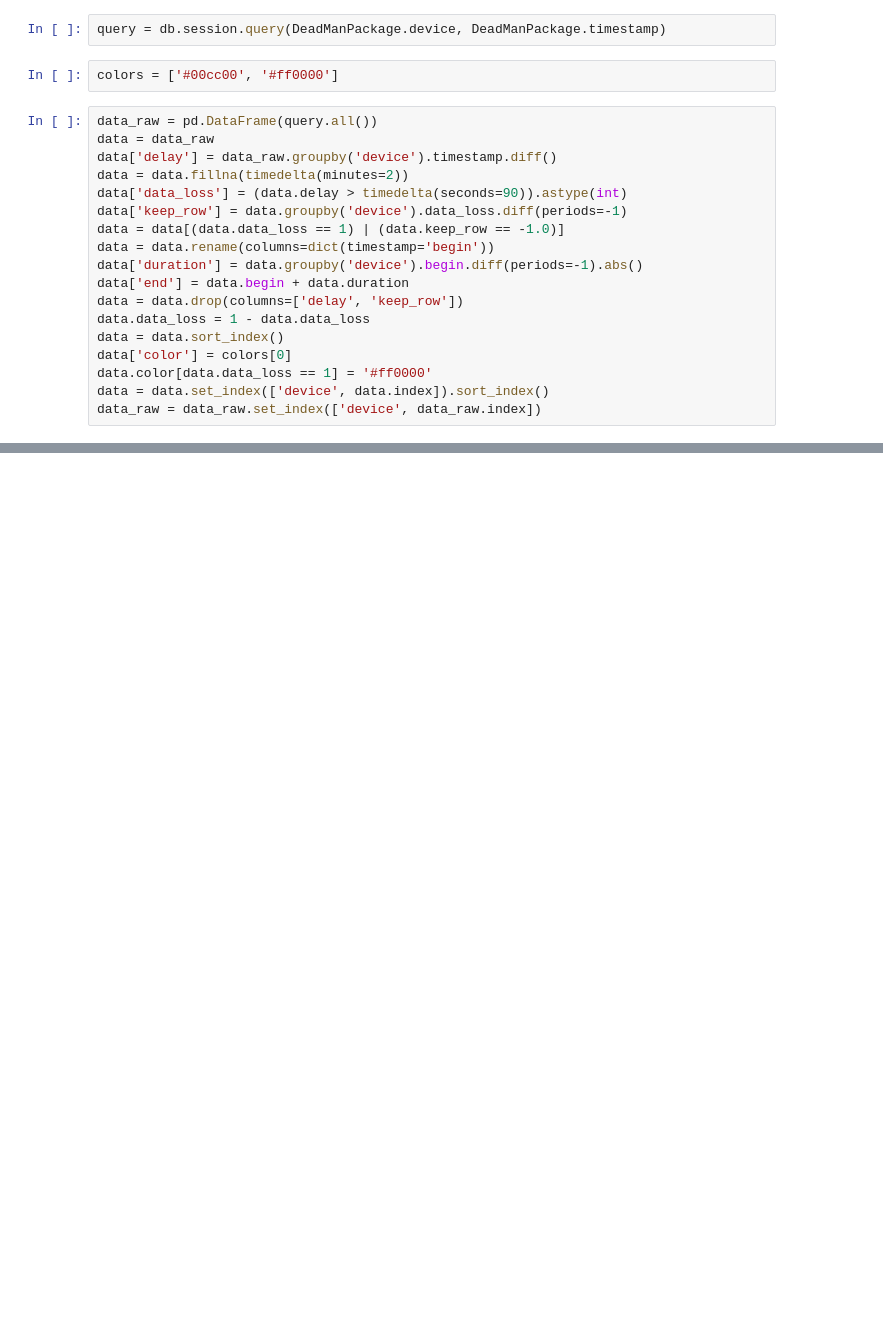
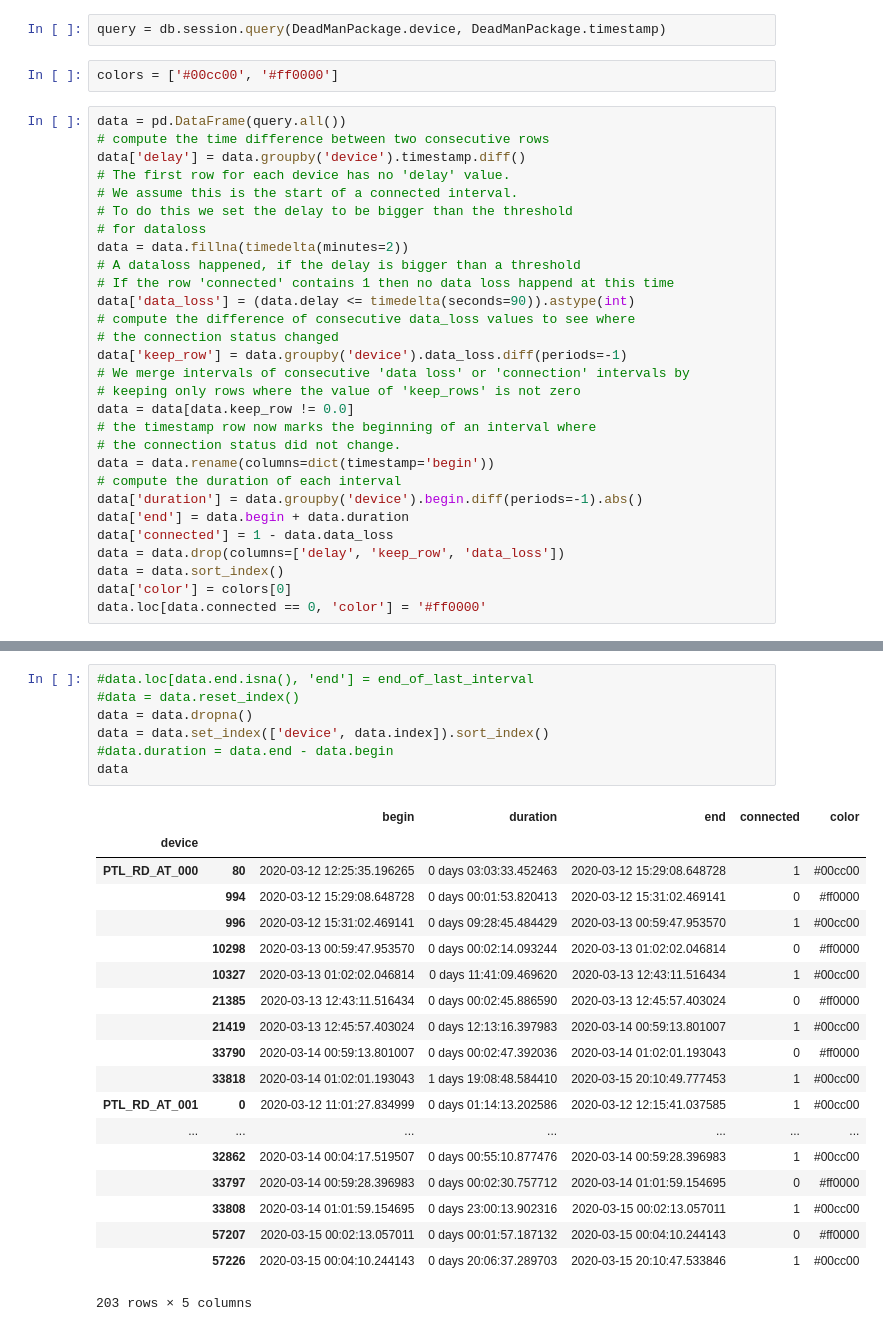
Before and after one commit to whuss/dashboard_react, a Jupyter notebook: error_heatmap.ipynb, the cells around one changed output, grey strips where cells are left out. Drawn from its saved outputs; the diff is of its cells as text; blank space fills up the shorter version.

Commit message:
add query for connection intervals

```diff
--- a/error_heatmap.ipynb
+++ b/error_heatmap.ipynb
@@ -123,20 +123,31 @@ query = db.session.query(DeadManPackage.device, DeadManPackage.timestamp)
 # %%
 colors = ['#00cc00', '#ff0000']
 # %%
-data_raw = pd.DataFrame(query.all())
-data = data_raw
-data['delay'] = data_raw.groupby('device').timestamp.diff()
+data = pd.DataFrame(query.all())
+# compute the time difference between two consecutive rows
+data['delay'] = data.groupby('device').timestamp.diff()
+# The first row for each device has no 'delay' value.
+# We assume this is the start of a connected interval.
+# To do this we set the delay to be bigger than the threshold
+# for dataloss
 data = data.fillna(timedelta(minutes=2))
-data['data_loss'] = (data.delay > timedelta(seconds=90)).astype(int)
+# A dataloss happened, if the delay is bigger than a threshold
+# If the row 'connected' contains 1 then no data loss happend at this time
+data['data_loss'] = (data.delay <= timedelta(seconds=90)).astype(int)
+# compute the difference of consecutive data_loss values to see where
+# the connection status changed
 data['keep_row'] = data.groupby('device').data_loss.diff(periods=-1)
-data = data[(data.data_loss == 1) | (data.keep_row == -1.0)]
+# We merge intervals of consecutive 'data loss' or 'connection' intervals by
+# keeping only rows where the value of 'keep_rows' is not zero
+data = data[data.keep_row != 0.0]
+# the timestamp row now marks the beginning of an interval where
+# the connection status did not change.
 data = data.rename(columns=dict(timestamp='begin'))
+# compute the duration of each interval
 data['duration'] = data.groupby('device').begin.diff(periods=-1).abs()
 data['end'] = data.begin + data.duration
-data = data.drop(columns=['delay', 'keep_row'])
-data.data_loss = 1 - data.data_loss
+data['connected'] = 1 - data.data_loss
+data = data.drop(columns=['delay', 'keep_row', 'data_loss'])
 data = data.sort_index()
 data['color'] = colors[0]
-data.color[data.data_loss == 1] = '#ff0000'
-data = data.set_index(['device', data.index]).sort_index()
-data_raw = data_raw.set_index(['device', data_raw.index])
+data.loc[data.connected == 0, 'color'] = '#ff0000'
@@ -148 +161,28 @@ See the caveats in the documentation: http://pandas.pydata.org/pandas-docs/stabl
+# %%
+#data.loc[data.end.isna(), 'end'] = end_of_last_interval
+#data = data.reset_index()
+data = data.dropna()
+data = data.set_index(['device', data.index]).sort_index()
+#data.duration = data.end - data.begin
+data
+# %% [output]
+|  |  | begin | duration | end | connected | color |
+| device |  |  |  |  |  |  |
+| PTL_RD_AT_000 | 80 | 2020-03-12 12:25:35.196265 | 0 days 03:03:33.452463 | 2020-03-12 15:29:08.648728 | 1 | #00cc00 |
+|  | 994 | 2020-03-12 15:29:08.648728 | 0 days 00:01:53.820413 | 2020-03-12 15:31:02.469141 | 0 | #ff0000 |
+|  | 996 | 2020-03-12 15:31:02.469141 | 0 days 09:28:45.484429 | 2020-03-13 00:59:47.953570 | 1 | #00cc00 |
+|  | 10298 | 2020-03-13 00:59:47.953570 | 0 days 00:02:14.093244 | 2020-03-13 01:02:02.046814 | 0 | #ff0000 |
+|  | 10327 | 2020-03-13 01:02:02.046814 | 0 days 11:41:09.469620 | 2020-03-13 12:43:11.516434 | 1 | #00cc00 |
+|  | 21385 | 2020-03-13 12:43:11.516434 | 0 days 00:02:45.886590 | 2020-03-13 12:45:57.403024 | 0 | #ff0000 |
+|  | 21419 | 2020-03-13 12:45:57.403024 | 0 days 12:13:16.397983 | 2020-03-14 00:59:13.801007 | 1 | #00cc00 |
+|  | 33790 | 2020-03-14 00:59:13.801007 | 0 days 00:02:47.392036 | 2020-03-14 01:02:01.193043 | 0 | #ff0000 |
+|  | 33818 | 2020-03-14 01:02:01.193043 | 1 days 19:08:48.584410 | 2020-03-15 20:10:49.777453 | 1 | #00cc00 |
+| PTL_RD_AT_001 | 0 | 2020-03-12 11:01:27.834999 | 0 days 01:14:13.202586 | 2020-03-12 12:15:41.037585 | 1 | #00cc00 |
+| ... | ... | ... | ... | ... | ... | ... |
+|  | 32862 | 2020-03-14 00:04:17.519507 | 0 days 00:55:10.877476 | 2020-03-14 00:59:28.396983 | 1 | #00cc00 |
+|  | 33797 | 2020-03-14 00:59:28.396983 | 0 days 00:02:30.757712 | 2020-03-14 01:01:59.154695 | 0 | #ff0000 |
+|  | 33808 | 2020-03-14 01:01:59.154695 | 0 days 23:00:13.902316 | 2020-03-15 00:02:13.057011 | 1 | #00cc00 |
+|  | 57207 | 2020-03-15 00:02:13.057011 | 0 days 00:01:57.187132 | 2020-03-15 00:04:10.244143 | 0 | #ff0000 |
+|  | 57226 | 2020-03-15 00:04:10.244143 | 0 days 20:06:37.289703 | 2020-03-15 20:10:47.533846 | 1 | #00cc00 |
+203 rows × 5 columns
 # %%
```
Also changed, not shown: parts of 4 cells of this notebook, 1 other file.
